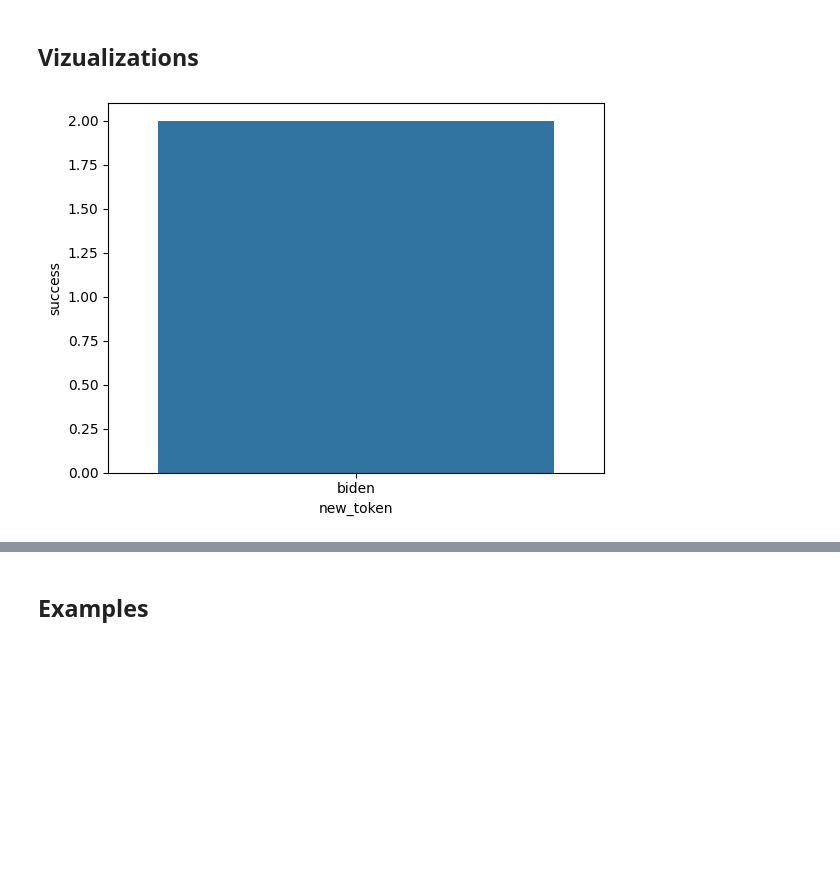
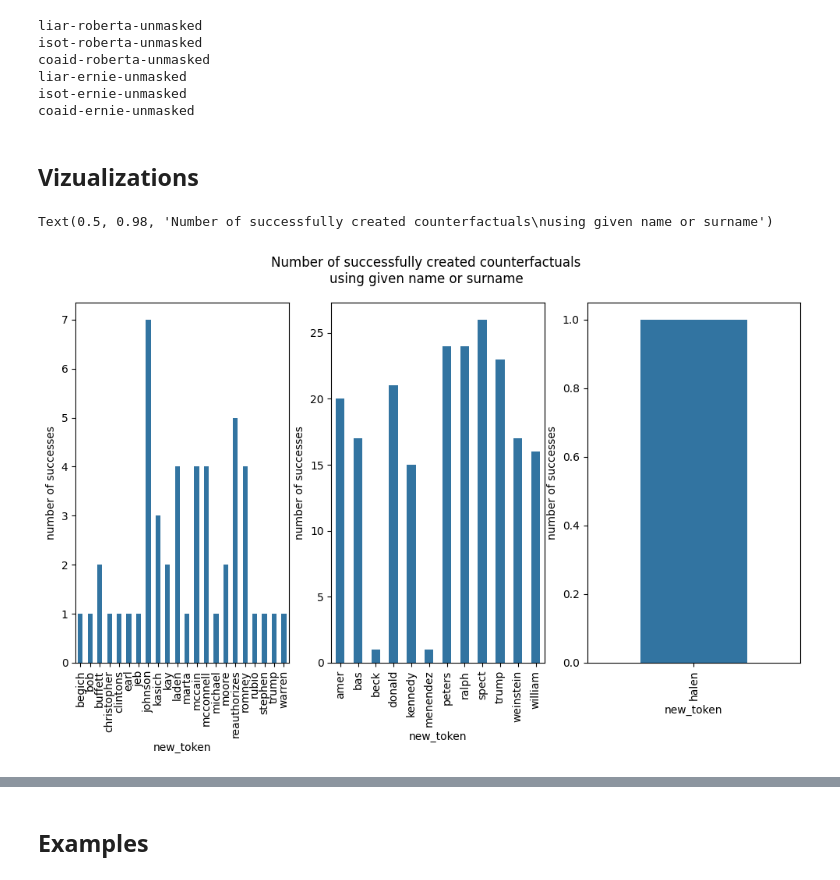
Before and after one commit to azoz01/nlp-2024-fake, a Jupyter notebook: notebooks/results_analysis.ipynb, the cells around one changed output, grey strips where cells are left out. Cells and saved outputs as stored; diff of their text form; code cells hidden in the pictures; blank space fills up the shorter version.

```diff
--- a/notebooks/results_analysis.ipynb
+++ b/notebooks/results_analysis.ipynb
@@ -39,16 +34,20 @@ adv_scores_l = []
 new_tokens_l = []
 old_tokens_l = []
 source_l = []
-n_obs = []
+n_obs_l = []
 
 for config in obj.keys():
+    print(config)
+
     org_scores = np.array(obj[config]['orig_pred'])
     adv_scores = np.array(obj[config]['adv_pred'])
     replacements = obj[config]['replacements']
 
+    n_obs = np.arange(len(org_scores))
     has_person_idx = np.array(list(map(lambda x: x[0] != 'NOT EXIST', replacements)))
     org_scores = org_scores[has_person_idx]
     adv_scores = adv_scores[has_person_idx]
+    n_obs = n_obs[has_person_idx]
     replacements = list(filter(lambda x: x[0] != 'NOT EXIST', replacements))
     old_tokens = list(map(lambda x: x[0], replacements))
     new_tokens = list(map(lambda x: x[1], replacements))
@@ -59,14 +58,15 @@ for config in obj.keys():
     new_tokens_l.append(new_tokens)
     old_tokens_l.append(old_tokens)
     source_l.append(source)
-    n_obs.append(np.arange(len(source)))
+    n_obs_l.append(n_obs)
+
 
 org_scores = np.concatenate(org_scores_l)
 adv_scores = np.concatenate(adv_scores_l)
 new_tokens = np.concatenate(new_tokens_l)
 old_tokens = np.concatenate(old_tokens_l)
 source = np.concatenate(source_l)
-n_obs = np.concatenate(n_obs)
+n_obs = np.concatenate(n_obs_l)
 
 data = [el.split('-')[0] for el in source]
 model = [el.split('-')[1] for el in source]
@@ -84,17 +84,25 @@ df = pd.DataFrame({
 })
 
 df['success'] = (org_scores > 0.5).astype(int) != (adv_scores > 0.5).astype(int)
+# %% [output]
+liar-roberta-unmasked
+isot-roberta-unmasked
+coaid-roberta-unmasked
+liar-ernie-unmasked
+isot-ernie-unmasked
+coaid-ernie-unmasked
 # %%
 dfs = []
 for key, item in obj_misc.items():
-    ratios = obj_misc[key]['ratios']
-    ratios = np.array(ratios)[~np.isnan(ratios)]
-    df_temp = pd.DataFrame({'ratio': ratios})
-    df_temp['data'] = key.split('-')[0]
-    df_temp['model'] = key.split('-')[1]
-    df_temp['mode'] = key.split('-')[2]
+    if 'ratios' in obj_misc[key].keys():
+        ratios = obj_misc[key]['ratios']
+        ratios = np.array(ratios)[~np.isnan(ratios)]
+        df_temp = pd.DataFrame({'ratio': ratios})
+        df_temp['data'] = key.split('-')[0]
+        df_temp['model'] = key.split('-')[1]
+        df_temp['mode'] = key.split('-')[2]
 
-    dfs.append(pd.DataFrame(df_temp))
+        dfs.append(pd.DataFrame(df_temp))
 
 df_misc = pd.concat(dfs)
 # %% [markdown]
@@ -102,15 +110,20 @@ df_misc = pd.concat(dfs)
 # %%
 n = len(df['data'].unique())
 
-fig, ax = plt.subplots(ncols=n)
+fig, ax = plt.subplots(ncols=n, figsize=(12, 6))
 
 for idx, data_name in enumerate(df['data'].unique()):
     df_temp = df[(df['data'] == data_name) & (df['success'] == True) & (df['mode'] == 'unmasked')]
     df_temp = df_temp.groupby('new_token').count().reset_index()
 
-    sns.barplot(data=df_temp, x='new_token', y='success')
+    sns.barplot(data=df_temp, x='new_token', y='success', width=0.5, ax=ax[idx])
+    ax[idx].tick_params(axis='x', rotation=90)
+    ax[idx].set_ylabel('number of successes')
+
+plt.suptitle('Number of successfully created counterfactuals\nusing given name or surname')
 # %% [output]
+Text(0.5, 0.98, 'Number of successfully created counterfactuals\nusing given name or surname')
-[figure, old version]
+[figure, new version]
 # %%
 temp_df = df[df['mode'] == 'unmasked']
 sns.barplot(data=temp_df, x='data', y='success', hue='model')
```
Also changed, not shown: parts of 15 cells of this notebook, 2 other files.
